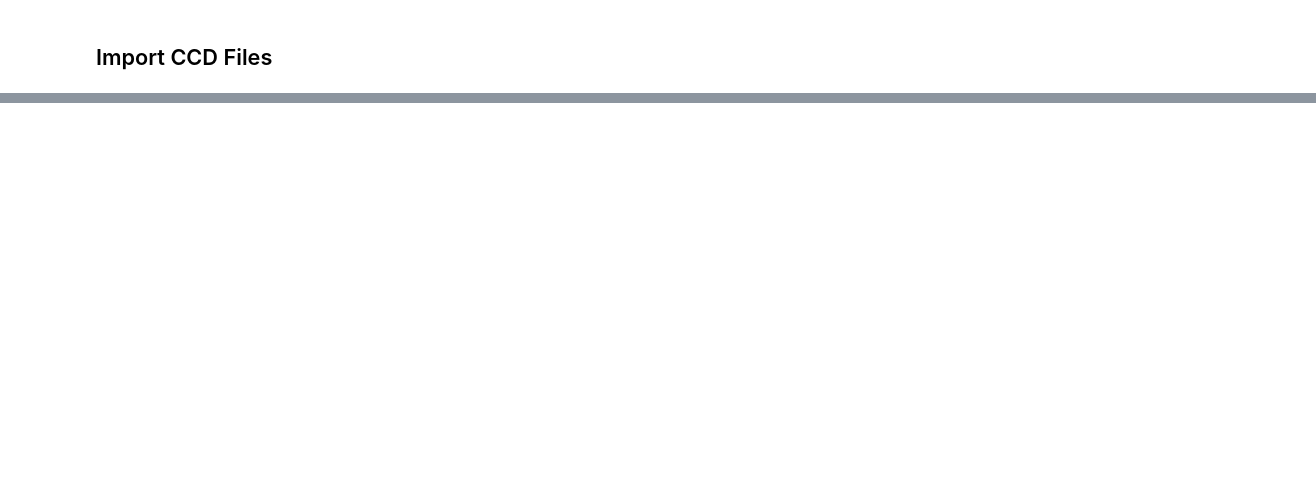
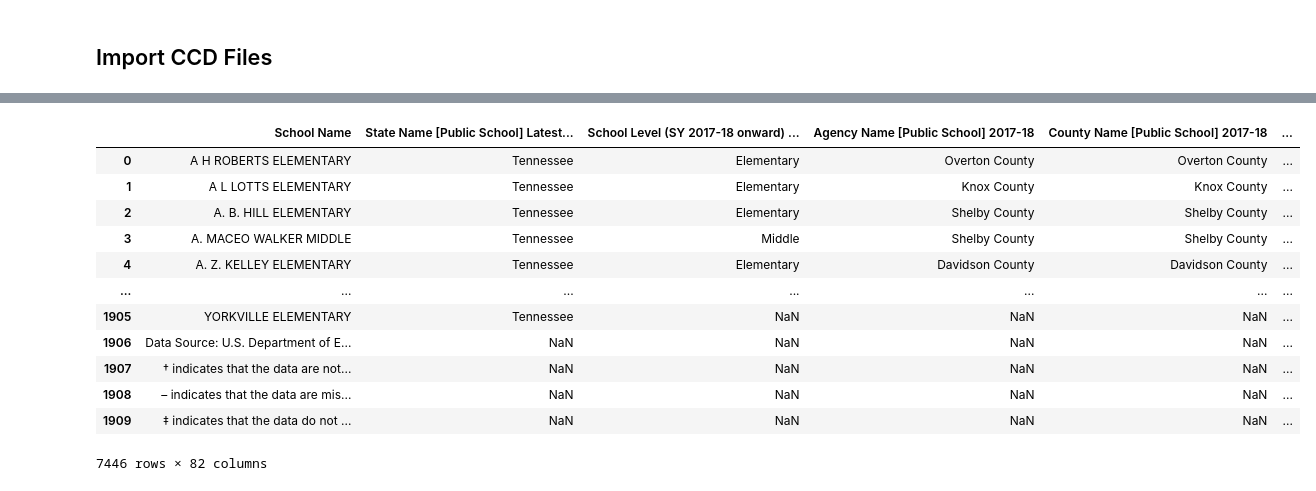
Before and after one commit to Claytor/Capstone_TN_COVID_School_Achievement_Impact, a Jupyter notebook: notebooks/nces_CCD_join.ipynb, the cells around one changed output, grey strips where cells are left out. Drawn from its saved outputs; the diff is of its cells as text; code cells hidden in the pictures; blank space fills up the shorter version.

```diff
--- a/notebooks/nces_CCD_join.ipynb
+++ b/notebooks/nces_CCD_join.ipynb
@@ -32,0 +17,17 @@ memory usage: 50.8+ MB
+# %%
+elsi = pd.concat([elsi_18, elsi_19, elsi_21, elsi_22])
+elsi
+# %% [output]
+|  | School Name | State Name [Public School] Latest... | School Level (SY 2017-18 onward) ... | Agency Name [Public School] 2017-18 | County Name [Public School] 2017-18 | ... |
+| 0 | A H ROBERTS ELEMENTARY | Tennessee | Elementary | Overton County | Overton County | ... |
+| 1 | A L LOTTS ELEMENTARY | Tennessee | Elementary | Knox County | Knox County | ... |
+| 2 | A. B. HILL ELEMENTARY | Tennessee | Elementary | Shelby County | Shelby County | ... |
+| 3 | A. MACEO WALKER MIDDLE | Tennessee | Middle | Shelby County | Shelby County | ... |
+| 4 | A. Z. KELLEY ELEMENTARY | Tennessee | Elementary | Davidson County | Davidson County | ... |
+| ... | ... | ... | ... | ... | ... | ... |
+| 1905 | YORKVILLE ELEMENTARY | Tennessee | NaN | NaN | NaN | ... |
+| 1906 | Data Source: U.S. Department of E... | NaN | NaN | NaN | NaN | ... |
+| 1907 | † indicates that the data are not... | NaN | NaN | NaN | NaN | ... |
+| 1908 | – indicates that the data are mis... | NaN | NaN | NaN | NaN | ... |
+| 1909 | ‡ indicates that the data do not ... | NaN | NaN | NaN | NaN | ... |
+7446 rows × 82 columns
```
Also changed, not shown: parts of 6 cells of this notebook.
